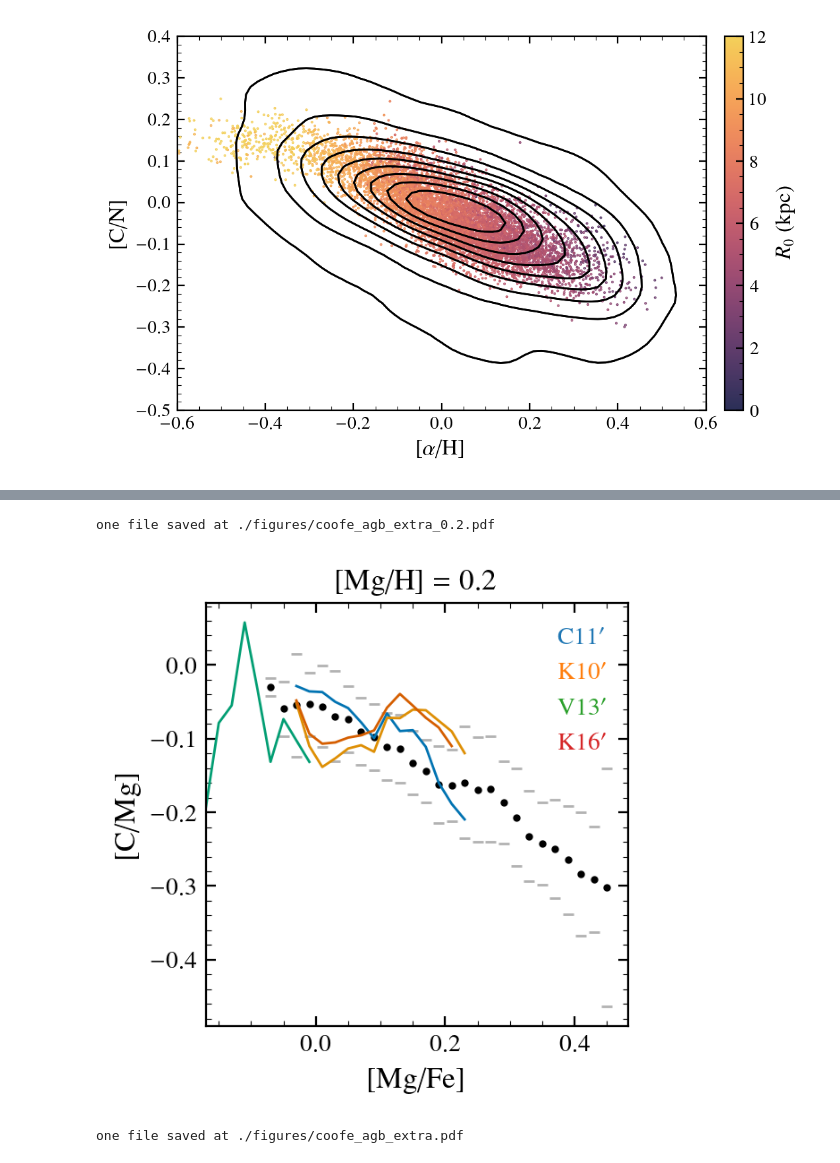
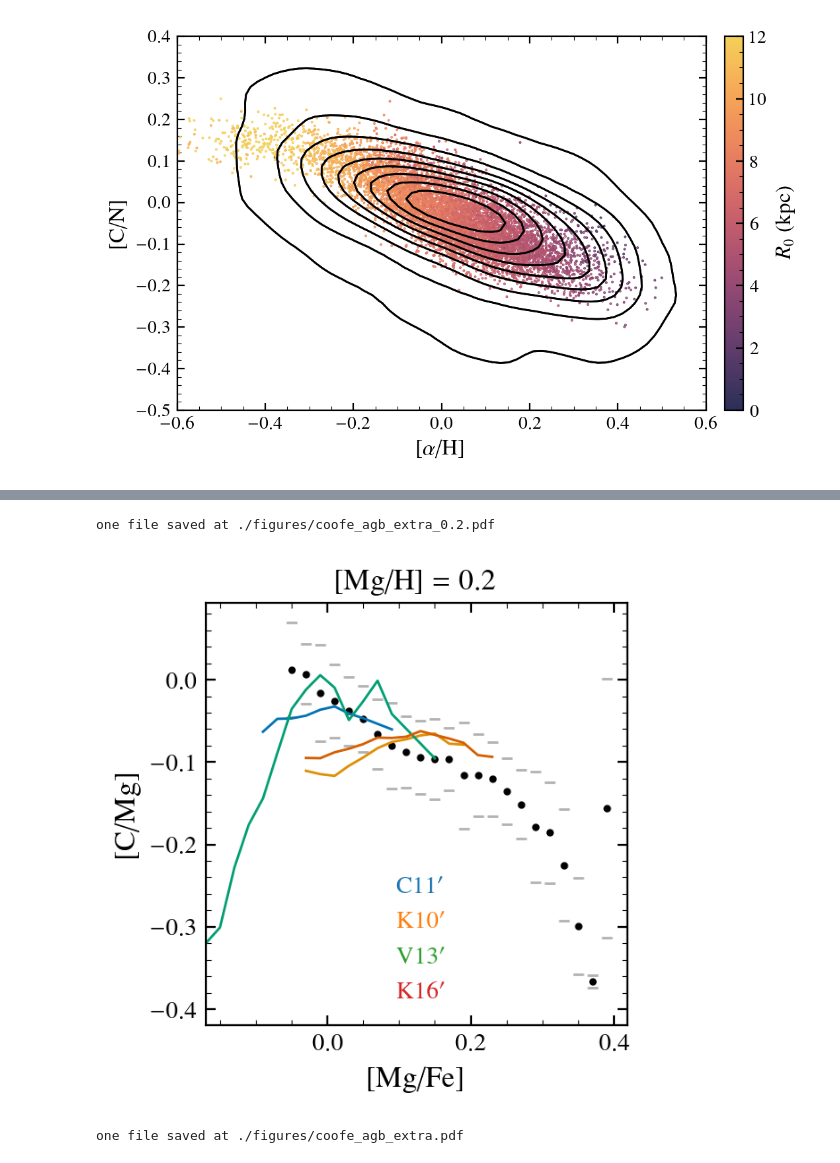
Before and after one commit to aeyobd/surp, a Jupyter notebook: carbon_paper/new_models.ipynb, the cells around one changed output, grey strips where cells are left out. Drawn from its saved outputs; the diff is of its cells as text; code cells hidden in the pictures.

```diff
--- a/carbon_paper/new_models.ipynb
+++ b/carbon_paper/new_models.ipynb
@@ -224,8 +249,11 @@ sp.save("cnoh_scatter.pdf")
 one file saved at ./figures/cnoh_scatter.pdf
 [figure]
 # %%
-names = []
-for agb in ["cristallo11", "karakas10", "ventura13", "karakas16"]:
-    names.append(model_id(agb=agb, f_agb="0.4", beta="0.4", eta="1.0", version="_v0.1.3_lateburst"))
+names = ["C11_f0.2_eta1_beta0.001",
+        "K10_f0.2_eta1_beta0.002",
+        "V13_f0.1_eta1_beta0.002",
+        "K16_f0.2_eta1_beta0.002"]
+
 labels = ["C11$'$", "K10$'$", "V13$'$", "K16$'$"]
 models = {label: find_model(name) for name, label in zip(names, labels)}
+compare(names, labels)
@@ -232,16 +262,16 @@ models = {label: find_model(name) for name, label in zip(names, labels)}
 # %%
 sp = arya.Subplot()
-plot_coofe(models, 0.2)
+zoofe_models(models, mg_0=0.2)
 plt.xlabel("[Mg/Fe]")
 plt.ylabel("[C/Mg]")
 plt.xlim(-0.17)
 pluto.fancy_legend()
 plt.title(r"$[\text{Mg/H}]=0.2$", fontsize="large")
 
 sp.save("coofe_agb_extra_0.2.pdf")
 # %% [output]
 one file saved at ./figures/coofe_agb_extra_0.2.pdf
-[figure, old version]
+[figure, new version]
 # %%
 sp = arya.Subplot()
 plot_coofe(models, 0)
```
Also changed, not shown: parts of 8 cells of this notebook, 6 other files.
